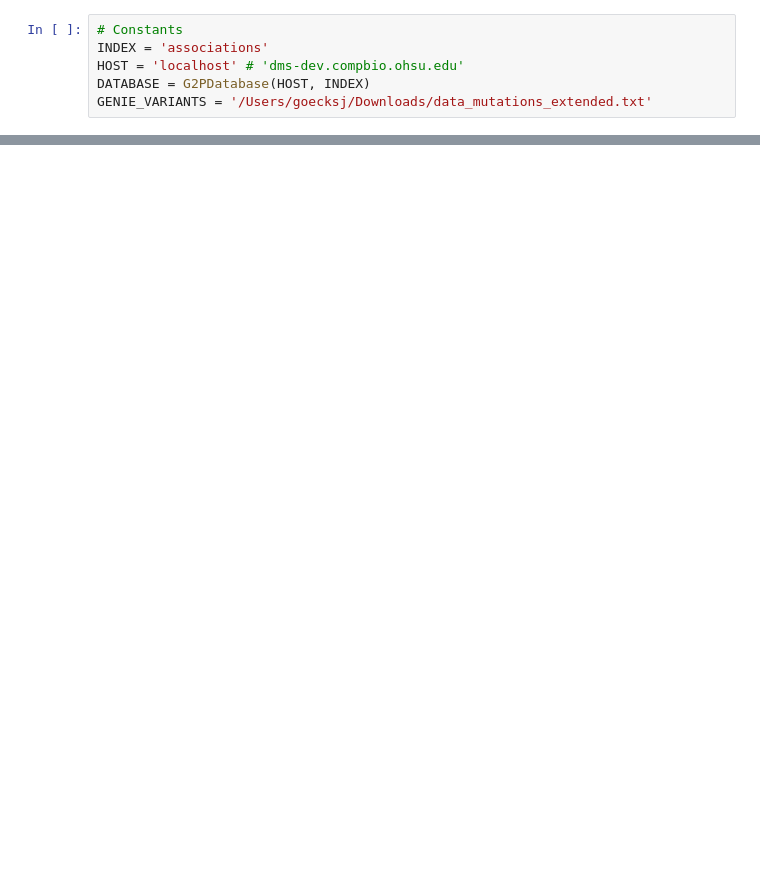
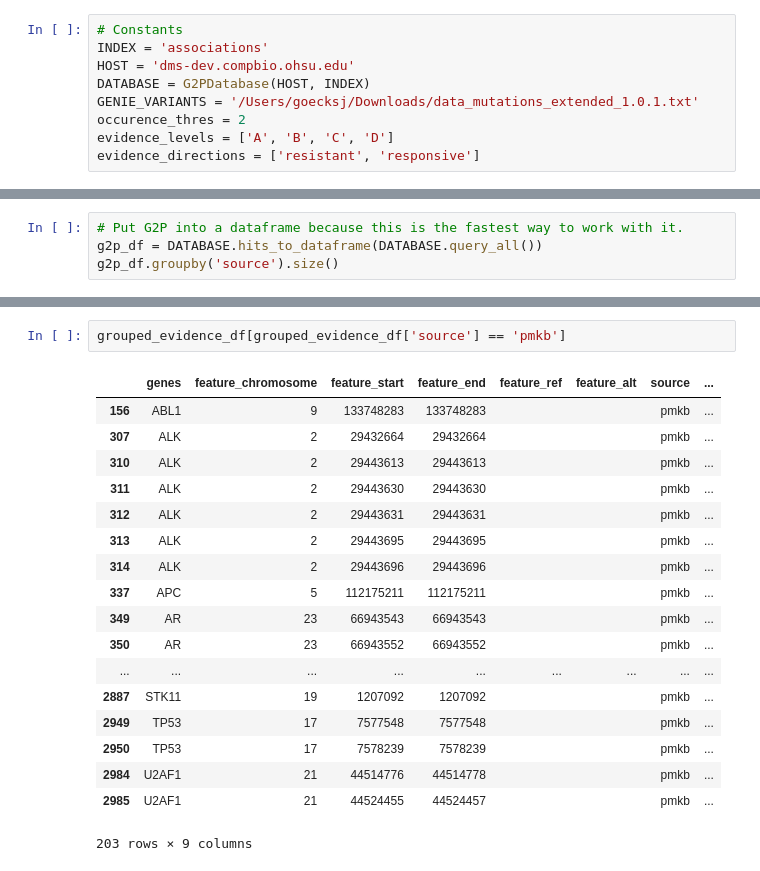
Before and after one commit to ohsu-comp-bio/g2p-aggregator, a Jupyter notebook: GENIE_Analysis.ipynb, the cells around one changed output, grey strips where cells are left out. Saved outputs shown, nothing was run; the diff lists cells and outputs as text; blank space fills up the shorter version.

Commit message:
Update analysis to precompute G2P information and merge with GENIE variants.

```diff
--- a/GENIE_Analysis.ipynb
+++ b/GENIE_Analysis.ipynb
@@ -6,6 +15,9 @@ import pandas as pd
 # %%
 # Constants
 INDEX = 'associations'
-HOST = 'localhost' # 'dms-dev.compbio.ohsu.edu'
+HOST = 'dms-dev.compbio.ohsu.edu'
 DATABASE = G2PDatabase(HOST, INDEX)
-GENIE_VARIANTS = '/Users/goecksj/Downloads/data_mutations_extended.txt'
+GENIE_VARIANTS = '/Users/goecksj/Downloads/data_mutations_extended_1.0.1.txt'
+occurence_thres = 2
+evidence_levels = ['A', 'B', 'C', 'D']
+evidence_directions = ['resistant', 'responsive']
@@ -74,0 +24,4 @@ in_g2p_vars.groupby(['Hugo_Symbol', 'Chromosome', 'Start_Position', 'End_Positio
+# %%
+# Put G2P into a dataframe because this is the fastest way to work with it.
+g2p_df = DATABASE.hits_to_dataframe(DATABASE.query_all())
+g2p_df.groupby('source').size()
@@ -74,0 +211,21 @@ in_g2p_vars.groupby(['Hugo_Symbol', 'Chromosome', 'Start_Position', 'End_Positio
+# %%
+grouped_evidence_df[grouped_evidence_df['source'] == 'pmkb']
+# %% [output]
+|  | genes | feature_chromosome | feature_start | feature_end | feature_ref | feature_alt | source | ... |
+| 156 | ABL1 | 9 | 133748283 | 133748283 |  |  | pmkb | ... |
+| 307 | ALK | 2 | 29432664 | 29432664 |  |  | pmkb | ... |
+| 310 | ALK | 2 | 29443613 | 29443613 |  |  | pmkb | ... |
+| 311 | ALK | 2 | 29443630 | 29443630 |  |  | pmkb | ... |
+| 312 | ALK | 2 | 29443631 | 29443631 |  |  | pmkb | ... |
+| 313 | ALK | 2 | 29443695 | 29443695 |  |  | pmkb | ... |
+| 314 | ALK | 2 | 29443696 | 29443696 |  |  | pmkb | ... |
+| 337 | APC | 5 | 112175211 | 112175211 |  |  | pmkb | ... |
+| 349 | AR | 23 | 66943543 | 66943543 |  |  | pmkb | ... |
+| 350 | AR | 23 | 66943552 | 66943552 |  |  | pmkb | ... |
+| ... | ... | ... | ... | ... | ... | ... | ... | ... |
+| 2887 | STK11 | 19 | 1207092 | 1207092 |  |  | pmkb | ... |
+| 2949 | TP53 | 17 | 7577548 | 7577548 |  |  | pmkb | ... |
+| 2950 | TP53 | 17 | 7578239 | 7578239 |  |  | pmkb | ... |
+| 2984 | U2AF1 | 21 | 44514776 | 44514778 |  |  | pmkb | ... |
+| 2985 | U2AF1 | 21 | 44524455 | 44524457 |  |  | pmkb | ... |
+203 rows × 9 columns
```
Also changed, not shown: parts of 11 cells of this notebook.
